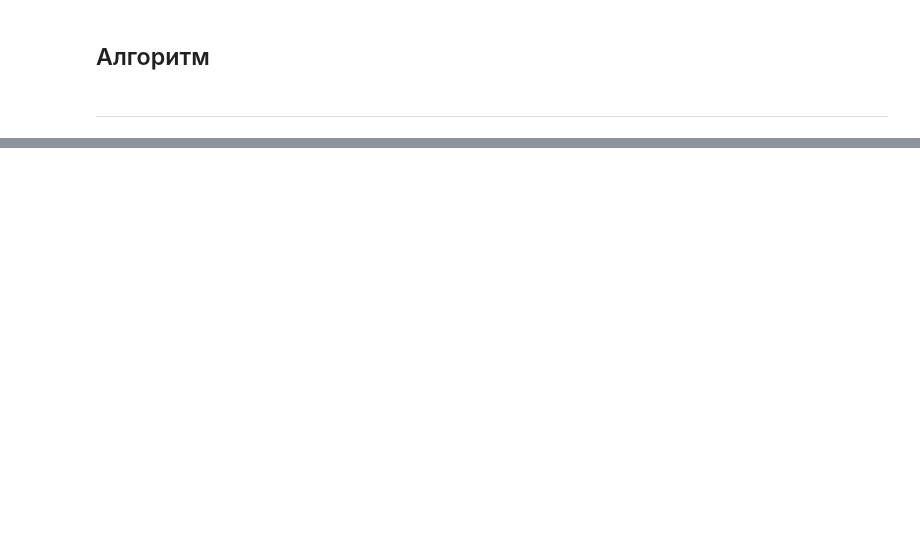
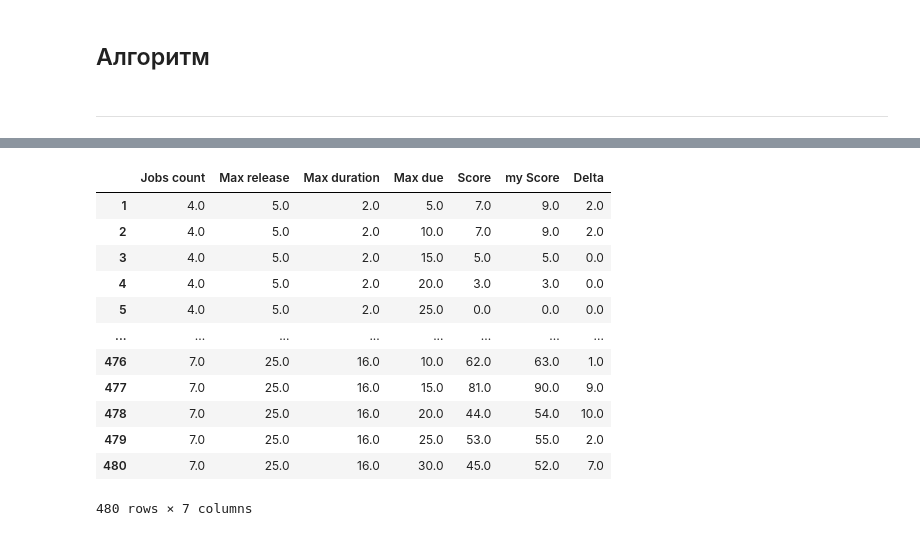
Before and after one commit to Igor743646/Optimization-Methods, a Jupyter notebook: Lab2/Lab2.ipynb, the cells around one changed output, grey strips where cells are left out. Drawn from its saved outputs; the diff is of its cells as text; code cells hidden in the pictures; blank space fills up the shorter version.

```diff
--- a/Lab2/Lab2.ipynb
+++ b/Lab2/Lab2.ipynb
@@ -218,0 +227,17 @@ def Test(name):
+# %%
+df = pd.DataFrame(columns=["Jobs count", "Max release", "Max duration", "Max due", "Score", "my Score", "Delta"])
+idx = 0
+for m in range(4):
+    for max_release in [5, 10, 15, 20, 25]:
+        for max_duration in [2, 4, 8, 16]:
+            for max_due in [5, 10, 15, 20, 25, 30]:
+                print(m, max_release, max_duration, max_due)
+                idx += 1
+
+                WriteJson(script.create_task(m+4, max_duration, max_release, max_due))
+                DATA = ReadJson(name="task.json")
+                JOBS = DATA["JOBS"]
+
+                jobs_count, s1, s2 = Test("task.json", verbose = True)
+
+                df.loc[idx] = [jobs_count, max_release, max_duration, max_due, s1, s2, abs(s2-s1) if s1 is not None else None]
@@ -218,0 +262,16 @@ def Test(name):
+# %%
+df
+# %% [output]
+|  | Jobs count | Max release | Max duration | Max due | Score | my Score | Delta |
+| 1 | 4.0 | 5.0 | 2.0 | 5.0 | 7.0 | 9.0 | 2.0 |
+| 2 | 4.0 | 5.0 | 2.0 | 10.0 | 7.0 | 9.0 | 2.0 |
+| 3 | 4.0 | 5.0 | 2.0 | 15.0 | 5.0 | 5.0 | 0.0 |
+| 4 | 4.0 | 5.0 | 2.0 | 20.0 | 3.0 | 3.0 | 0.0 |
+| 5 | 4.0 | 5.0 | 2.0 | 25.0 | 0.0 | 0.0 | 0.0 |
+| ... | ... | ... | ... | ... | ... | ... | ... |
+| 476 | 7.0 | 25.0 | 16.0 | 10.0 | 62.0 | 63.0 | 1.0 |
+| 477 | 7.0 | 25.0 | 16.0 | 15.0 | 81.0 | 90.0 | 9.0 |
+| 478 | 7.0 | 25.0 | 16.0 | 20.0 | 44.0 | 54.0 | 10.0 |
+| 479 | 7.0 | 25.0 | 16.0 | 25.0 | 53.0 | 55.0 | 2.0 |
+| 480 | 7.0 | 25.0 | 16.0 | 30.0 | 45.0 | 52.0 | 7.0 |
+480 rows × 7 columns
```
Also changed, not shown: parts of 11 cells of this notebook, 3 other files.
